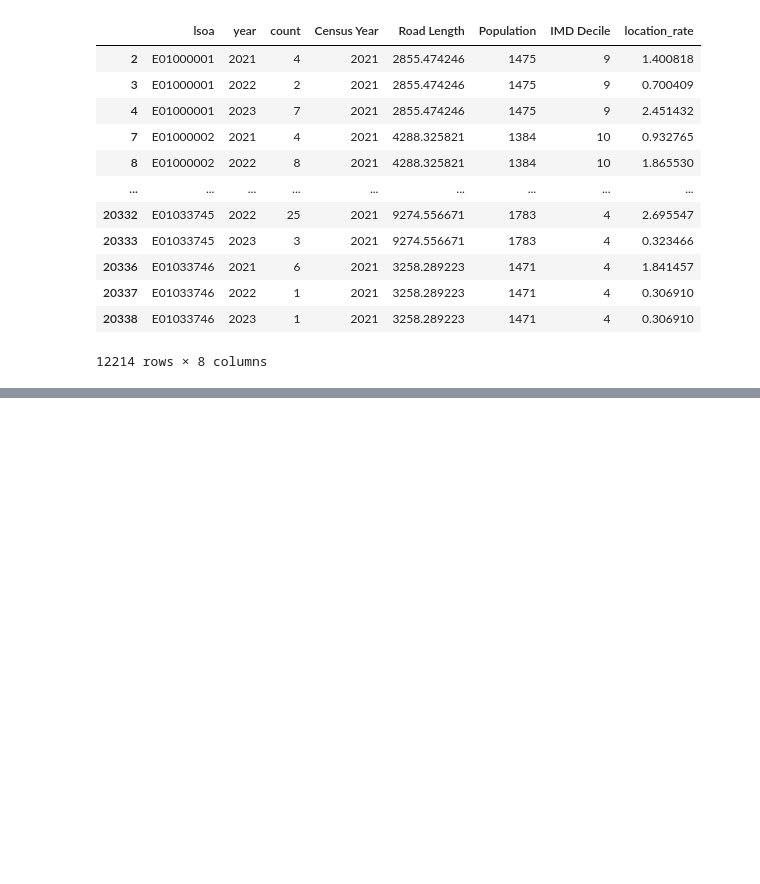
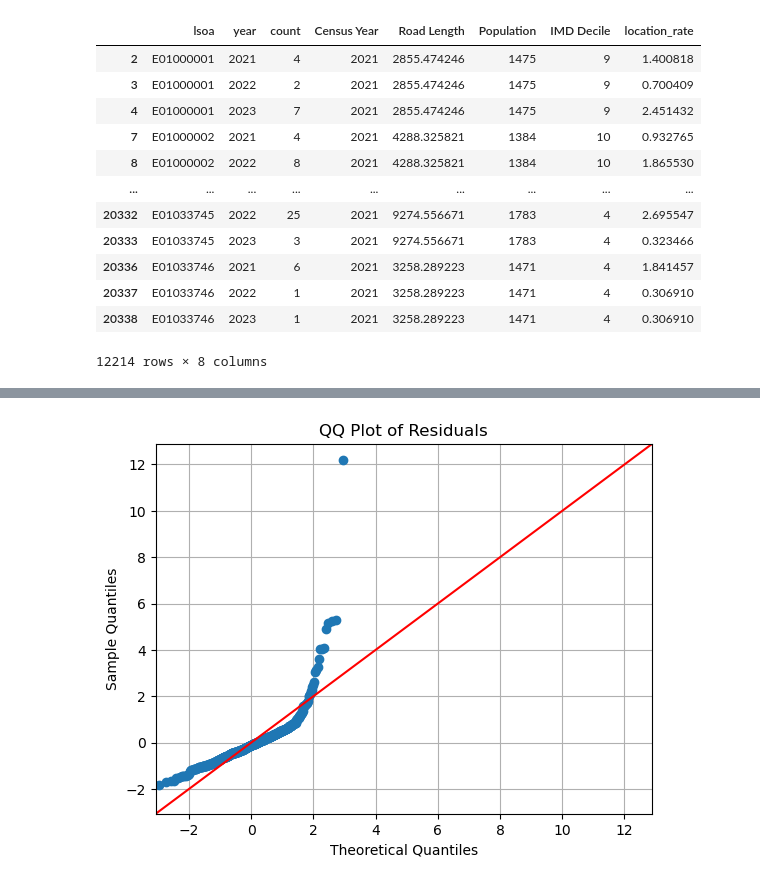
Before and after one commit to jwkee0420/Quantitative-Methods, a Jupyter notebook: Jin_safety_descriptive_statistics.ipynb, the cells around one changed output, grey strips where cells are left out. Cells and saved outputs as stored; diff of their text form; code cells hidden in the pictures; blank space fills up the shorter version.

```diff
--- a/Jin_safety_descriptive_statistics.ipynb
+++ b/Jin_safety_descriptive_statistics.ipynb
@@ -742,0 +1328,8 @@ plt.show()
+# %%
+df5 = df4[['IMD Decile' ,'m0-4', '5-19', '20-29', '30-59', '60-69', '70+','f0-4','f5-19', 'f20-29','f30-59','f60-69','f70+']].groupby('IMD Decile')[[
+'m0-4', '5-19', '20-29', '30-59', '60-69', '70+','f0-4','f5-19', 'f20-29','f30-59','f60-69','f70+']].sum()
+
+dff = df2.groupby(['casualty_imd_decile','sex_of_casualty','casualty_type','age_range'])['count'].sum().reset_index()
+
+df6 = dff.merge(df5, left_on='casualty_imd_decile', right_on='IMD Decile', suffixes=('_old', ''))
+df6
@@ -742,0 +1592,11 @@ plt.show()
+# %%
+fig = sm.qqplot(results.resid, fit=True, line="45")
+plt.title('QQ Plot of Residuals')
+
+# Adding grid lines (optional)
+plt.grid(True)
+
+# Display the plot
+plt.show()
+# %% [output]
+[figure, added]
```
Also changed, not shown: parts of 52 cells of this notebook, 3 other files.
